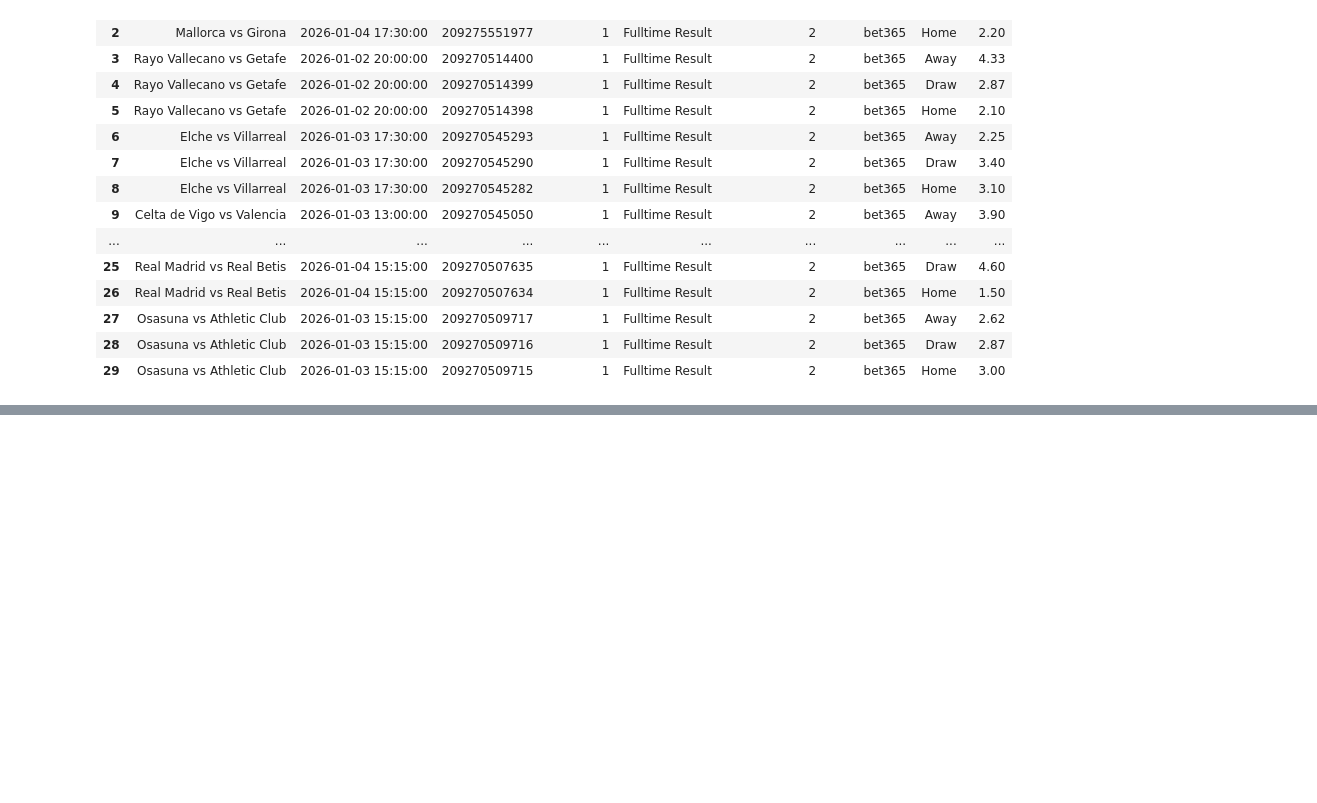
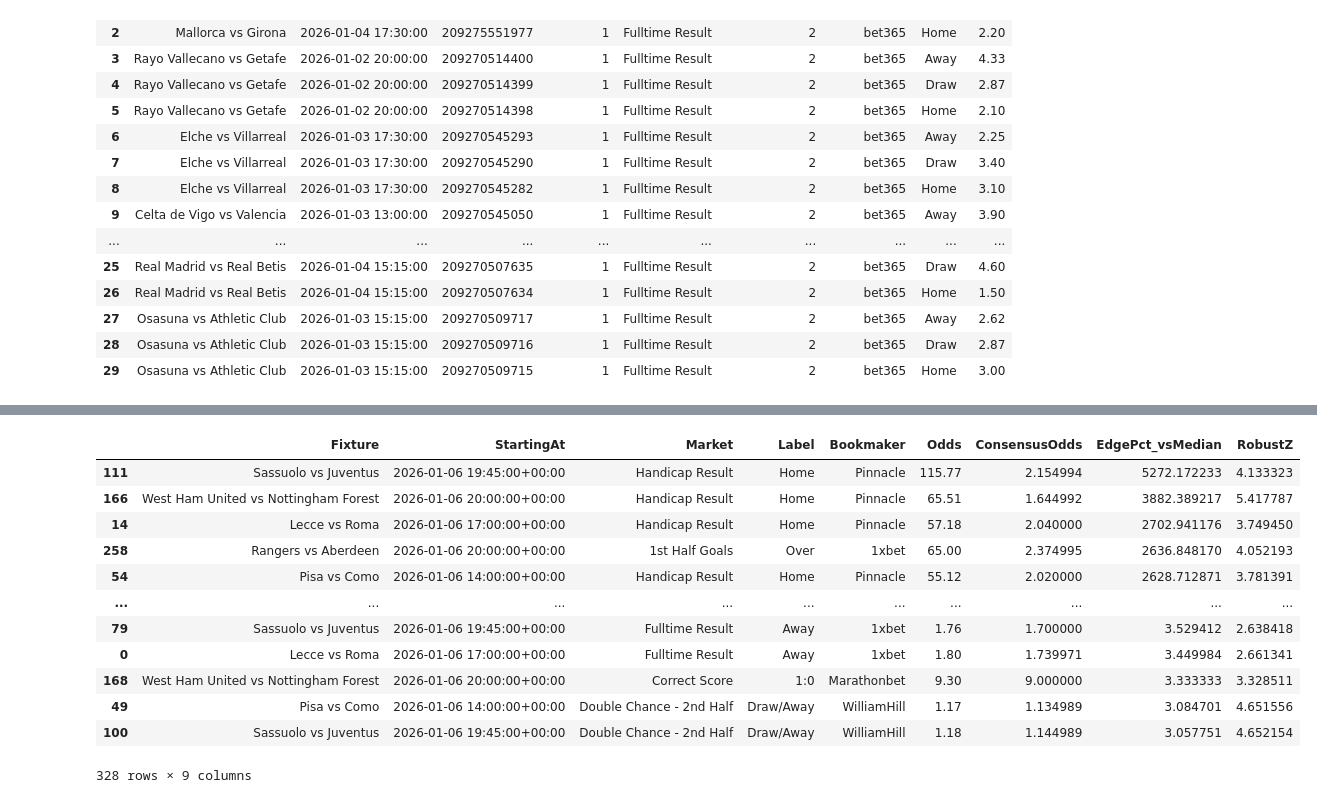
Before and after one commit to Keller4141/Project-ValueBet, a Jupyter notebook: Sportmonks/Free_api_training.ipynb, the cells around one changed output, grey strips where cells are left out. Cells and saved outputs as stored; diff of their text form; code cells hidden in the pictures; blank space fills up the shorter version.

```diff
--- a/Sportmonks/Free_api_training.ipynb
+++ b/Sportmonks/Free_api_training.ipynb
@@ -22,28 +6,0 @@ leagues
-# %%
-base_url = "https://api.sportmonks.com/v3/football/odds"
-endpoint = "/pre-match"
-include = "market;bookmaker;fixture"
-endpoint_url = f"{base_url}{endpoint}?include={include}&api_token={API_TOKEN}"
-
-response = requests.get(
-    endpoint_url,
-    params={"api_token": API_TOKEN, "include": include, "per_page": 100, "page": 1}
-)
-
-data = response.json()
-
-rows = []
-for odd in data.get("data", []):
-    market = odd.get("market") or {}
-    bookmaker = odd.get("bookmaker") or {}
-    fixture = odd.get("fixture") or {}
-    rows.append([
-        odd.get("id"),
-        market.get("name"),
-        bookmaker.get("name"),
-        fixture.get("name") or fixture.get("id"),
-    ])
-
-df = pd.DataFrame(rows, columns=["OddID", "Market", "Bookmaker", "Fixture"])
-df = df[df["Bookmaker"].str.contains("bet", case=False, na=False)]
-df
@@ -144,0 +283,31 @@ df
+# %%
+df = fetch_odds_next_12h()
+valuebets = find_valuebets(df)
+
+valuebets[
+    [
+        "Fixture",
+        "StartingAt",
+        "Market",
+        "Label",
+        "Bookmaker",
+        "Odds",
+        "ConsensusOdds",
+        "EdgePct_vsMedian",
+        "RobustZ",
+    ]
+]
+# %% [output]
+|  | Fixture | StartingAt | Market | Label | Bookmaker | Odds | ConsensusOdds | EdgePct_vsMedian | RobustZ |
+| 111 | Sassuolo vs Juventus | 2026-01-06 19:45:00+00:00 | Handicap Result | Home | Pinnacle | 115.77 | 2.154994 | 5272.172233 | 4.133323 |
+| 166 | West Ham United vs Nottingham Forest | 2026-01-06 20:00:00+00:00 | Handicap Result | Home | Pinnacle | 65.51 | 1.644992 | 3882.389217 | 5.417787 |
+| 14 | Lecce vs Roma | 2026-01-06 17:00:00+00:00 | Handicap Result | Home | Pinnacle | 57.18 | 2.040000 | 2702.941176 | 3.749450 |
+| 258 | Rangers vs Aberdeen | 2026-01-06 20:00:00+00:00 | 1st Half Goals | Over | 1xbet | 65.00 | 2.374995 | 2636.848170 | 4.052193 |
+| 54 | Pisa vs Como | 2026-01-06 14:00:00+00:00 | Handicap Result | Home | Pinnacle | 55.12 | 2.020000 | 2628.712871 | 3.781391 |
+| ... | ... | ... | ... | ... | ... | ... | ... | ... | ... |
+| 79 | Sassuolo vs Juventus | 2026-01-06 19:45:00+00:00 | Fulltime Result | Away | 1xbet | 1.76 | 1.700000 | 3.529412 | 2.638418 |
+| 0 | Lecce vs Roma | 2026-01-06 17:00:00+00:00 | Fulltime Result | Away | 1xbet | 1.80 | 1.739971 | 3.449984 | 2.661341 |
+| 168 | West Ham United vs Nottingham Forest | 2026-01-06 20:00:00+00:00 | Correct Score | 1:0 | Marathonbet | 9.30 | 9.000000 | 3.333333 | 3.328511 |
+| 49 | Pisa vs Como | 2026-01-06 14:00:00+00:00 | Double Chance - 2nd Half | Draw/Away | WilliamHill | 1.17 | 1.134989 | 3.084701 | 4.651556 |
+| 100 | Sassuolo vs Juventus | 2026-01-06 19:45:00+00:00 | Double Chance - 2nd Half | Draw/Away | WilliamHill | 1.18 | 1.144989 | 3.057751 | 4.652154 |
+328 rows × 9 columns
```
Also changed, not shown: parts of 10 cells of this notebook.
